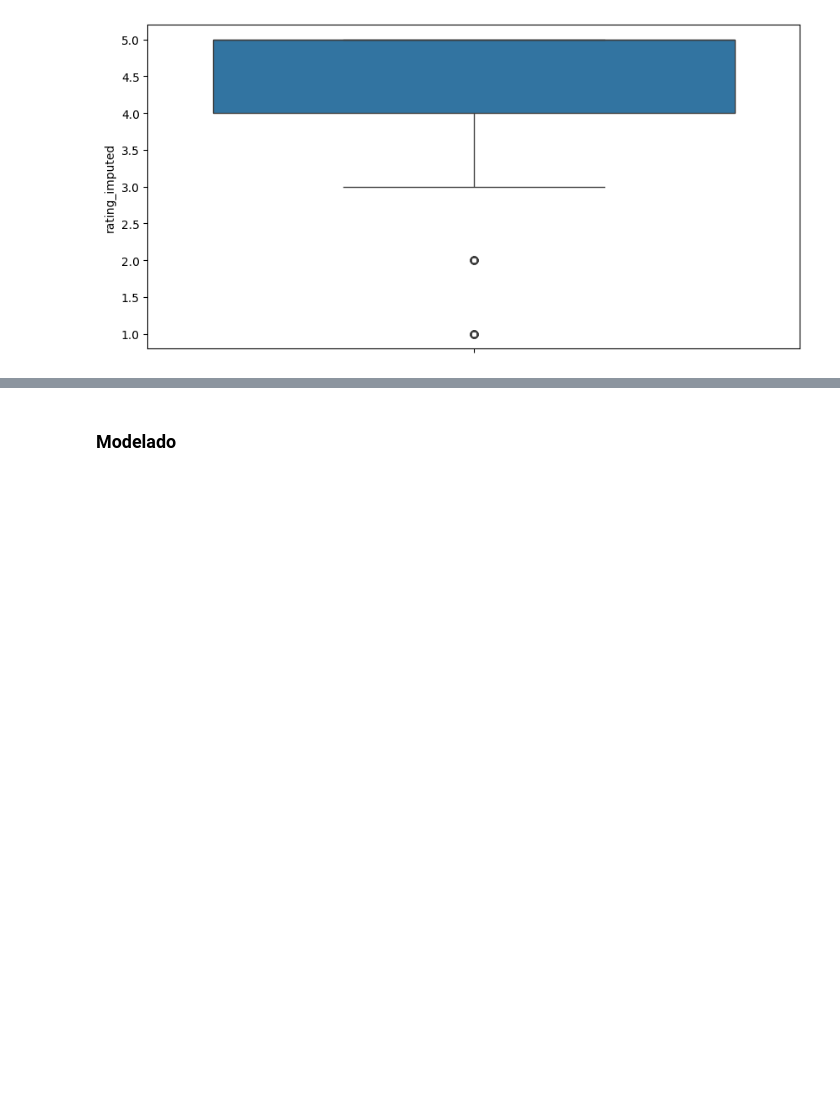
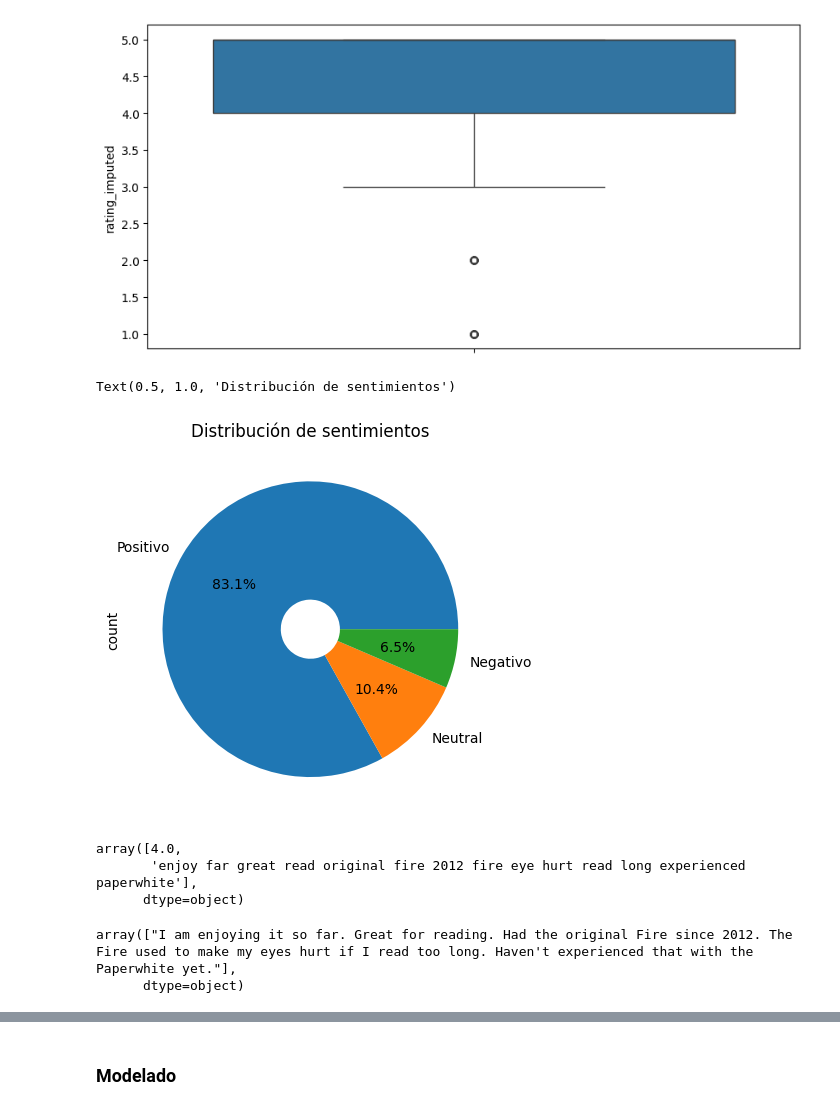
Before and after one commit to KarimS21/-CC219-TP-TF-2024-2, a Jupyter notebook: ApliDataScienceTF.ipynb, the cells around one changed output, grey strips where cells are left out. Drawn from its saved outputs; the diff is of its cells as text; code cells hidden in the pictures; blank space fills up the shorter version.

```diff
--- a/ApliDataScienceTF.ipynb
+++ b/ApliDataScienceTF.ipynb
@@ -346,6 +346,12 @@ sns.boxplot(data=DF_Limpio,y="rating_imputed")
 # %% [output]
 <Axes: ylabel='rating_imputed'>
 [figure]
+# %%
+DF_Limpio["Sentimiento"].value_counts().plot(kind ="pie" , autopct='%1.1f%%', explode=(0,0,0), wedgeprops=dict(width=0.8))
+plt.title("Distribución de sentimientos")
+# %% [output]
+Text(0.5, 1.0, 'Distribución de sentimientos')
+[figure, added]
 # %%
 DF_Limpio['JoinedReviewProcesada'] = DF_Limpio['ReviewTexto_procesado'].apply(lambda x: " ".join(x))
 # %%
@@ -353,2 +359,13 @@ df_main = DF_Limpio[["id","JoinedReviewProcesada","rating_imputed","reviews.doRe
 # %%
 df_main['reviews.doRecommend'] = df_main['reviews.doRecommend'].apply(lambda x: 1 if x == True else 0)
+# %%
+df_main[['rating_imputed',"JoinedReviewProcesada"]].iloc[2].values
+# %% [output]
+array([4.0,
+       'enjoy far great read original fire 2012 fire eye hurt read long experienced paperwhite'],
+      dtype=object)
+# %%
+DF_Limpio[["reviews.text"]].iloc[2].values
+# %% [output]
+array(["I am enjoying it so far. Great for reading. Had the original Fire since 2012. The Fire used to make my eyes hurt if I read too long. Haven't experienced that with the Paperwhite yet."],
+      dtype=object)
```
Also changed, not shown: parts of 8 cells of this notebook, 1 other file.
